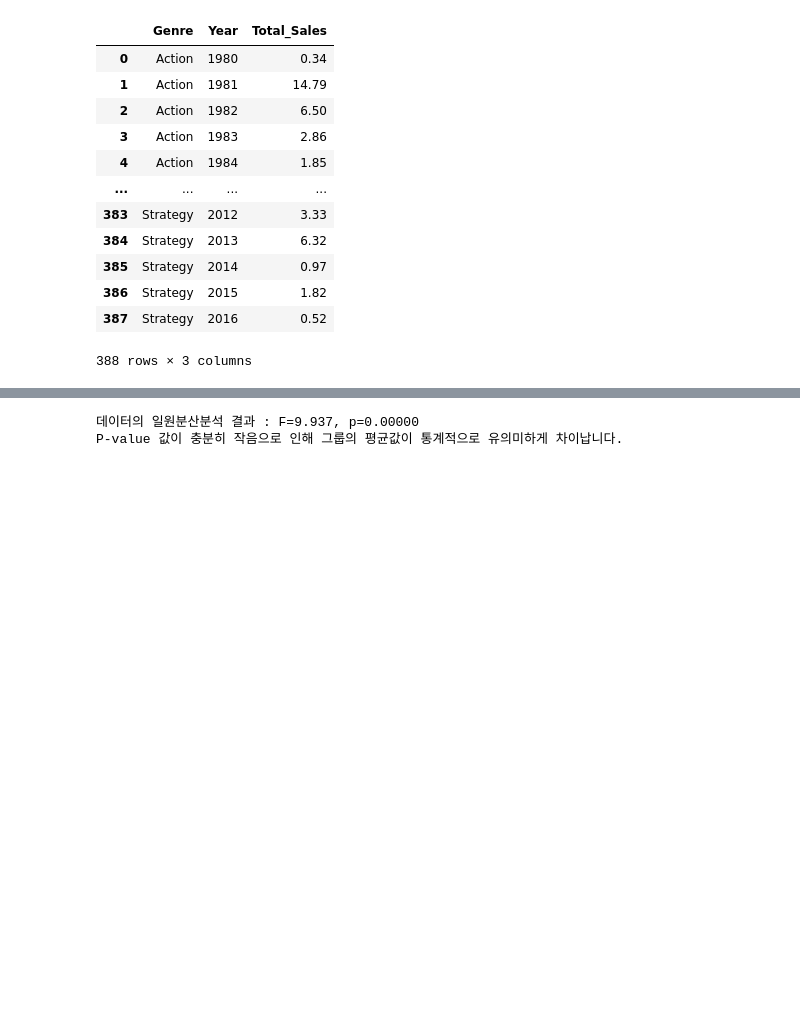
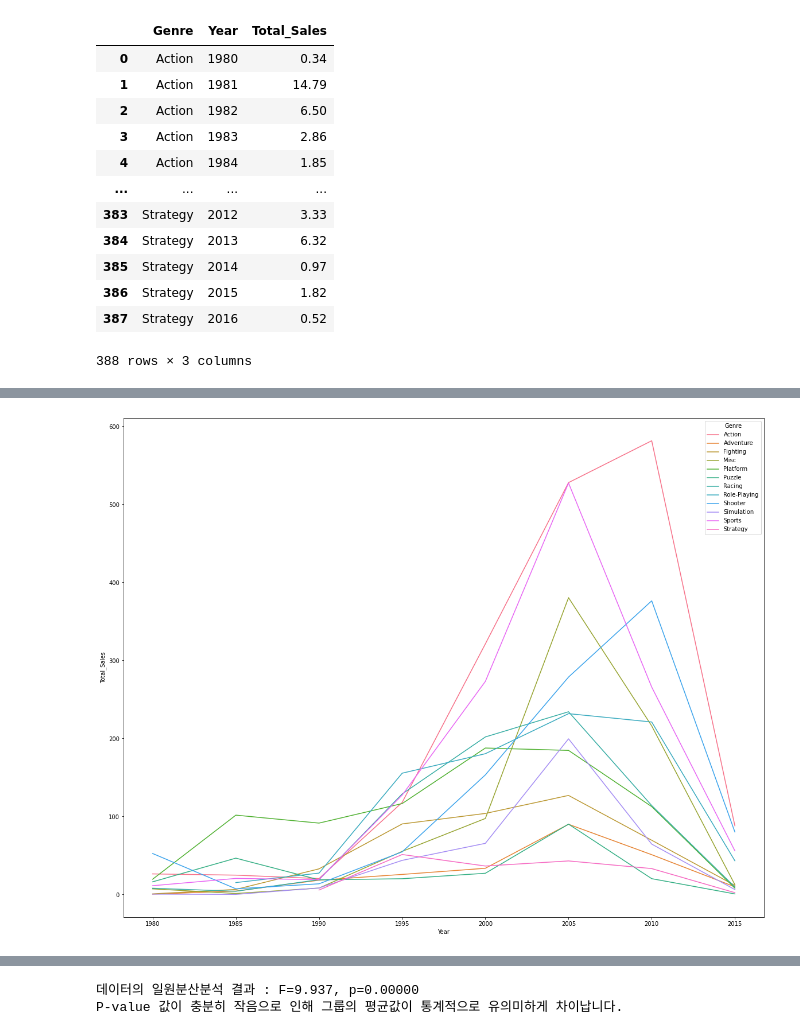
Before and after one commit to ohyunju/projects, a Jupyter notebook: project1/Project1.ipynb, the cells around one changed output, grey strips where cells are left out. Cells and saved outputs as stored; diff of their text form; code cells hidden in the pictures; blank space fills up the shorter version.

```diff
--- a/project1/Project1.ipynb
+++ b/project1/Project1.ipynb
@@ -621,0 +672,13 @@ plt.show()
+# %%
+# 연도가 너무 많아, 묶자
+year_genre.head()
+year_genre2=year_genre
+year_genre2['Year']=year_genre2['Year'].replace([1980,1981,1982,1983,1984],1980)
+year_genre2['Year']=year_genre2['Year'].replace([1985,1986,1987,1988,1989],1985)
+year_genre2['Year']=year_genre2['Year'].replace([1990,1991,1992,1993,1994],1990)
+year_genre2['Year']=year_genre2['Year'].replace([1995,1996,1997,1998,1999],1995)
+year_genre2['Year']=year_genre2['Year'].replace([2000,2001,2002,2003,2004],2000)
+year_genre2['Year']=year_genre2['Year'].replace([2005,2006,2007,2008,2009],2005)
+year_genre2['Year']=year_genre2['Year'].replace([2010,2011,2012,2013,2014],2010)
+year_genre2['Year']=year_genre2['Year'].replace([2015,2016,2017,2018,2019,2020],2015)
+year_genre2
@@ -621,0 +750,5 @@ plt.show()
+# %%
+year_genre2_man=year_genre2
+year_genre2_man=year_genre2.groupby(['Genre','Year']).sum()
+year_genre2_man = year_genre2_man.reset_index()
+year_genre2_man
@@ -621,0 +769,10 @@ plt.show()
+# %%
+#선 시각화
+import seaborn as sns
+import matplotlib.pyplot as plt
+
+plt.figure(figsize=(20, 16))
+sns.lineplot(year_genre2_man['Year'],year_genre2_man['Total_Sales'],hue=year_genre2_man['Genre'])
+plt.show()
+# %% [output]
+[figure, added]
```
Also changed, not shown: parts of 45 cells of this notebook.
